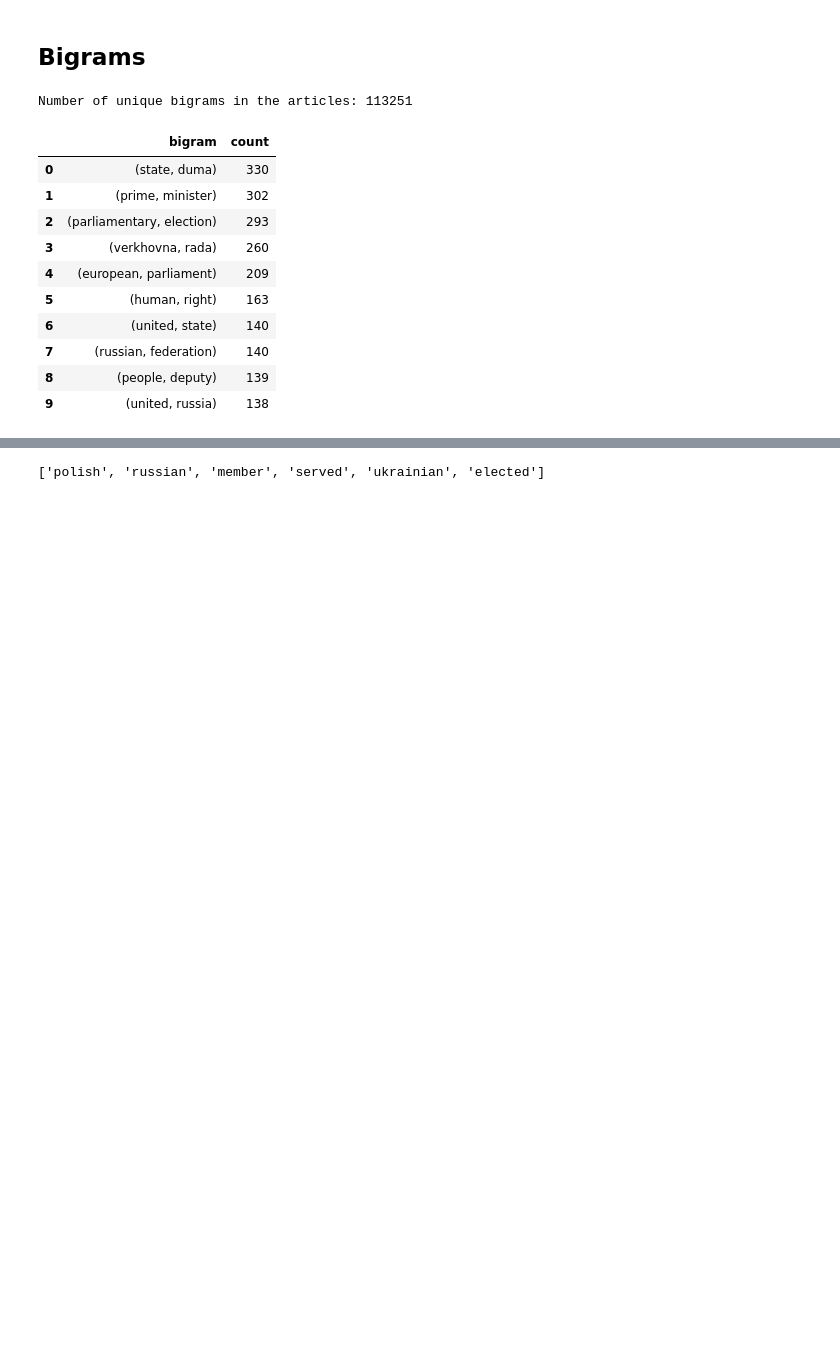
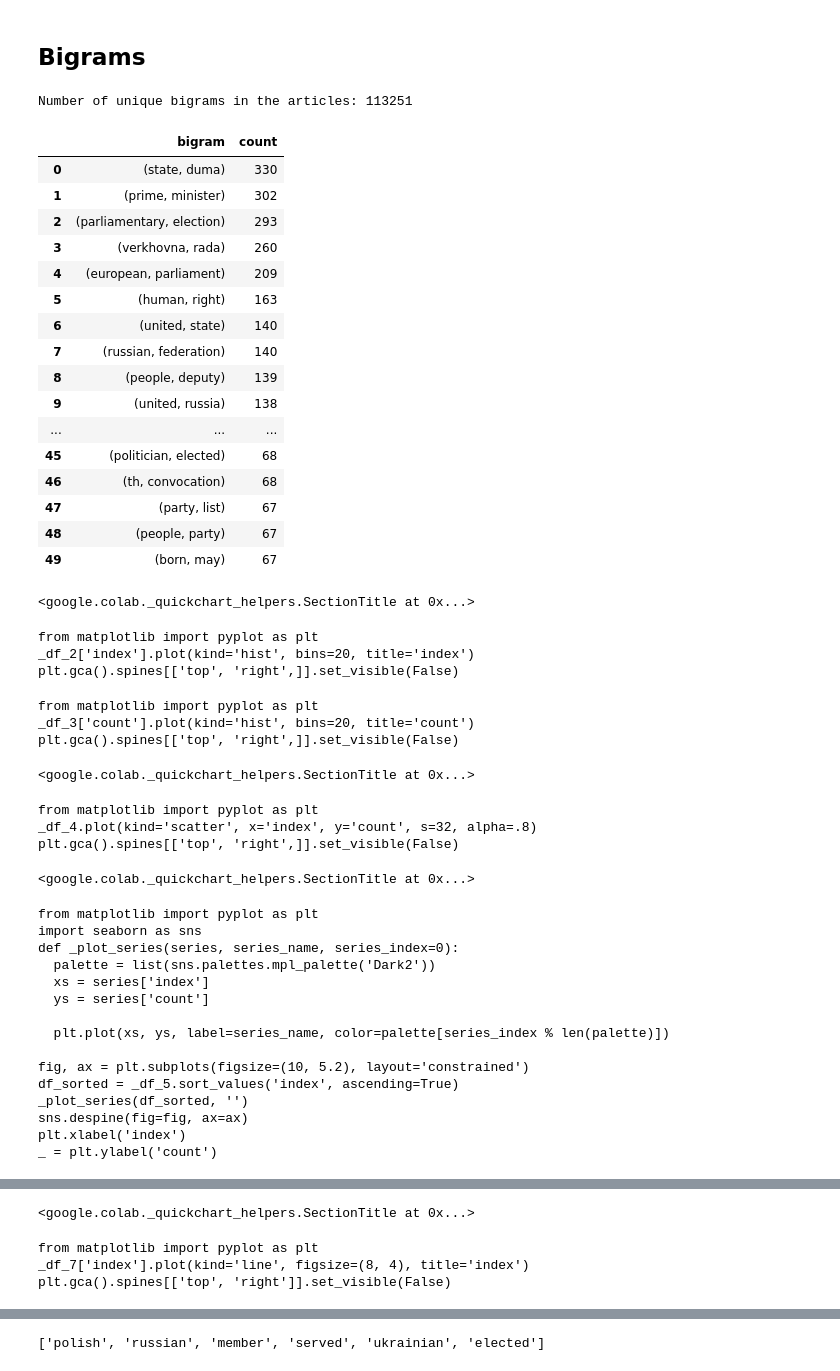
Before and after one commit to darkdonna/wiki_nlp, a Jupyter notebook: Eastern Europe Wiki/EE Wiki.ipynb, the cells around one changed output, grey strips where cells are left out. Drawn from its saved outputs; the diff is of its cells as text; code cells hidden in the pictures; blank space fills up the shorter version.

```diff
--- a/Eastern Europe Wiki/EE Wiki.ipynb
+++ b/Eastern Europe Wiki/EE Wiki.ipynb
@@ -207,26 +214,59 @@ plt.show()
 # %%
 article_bigram = [list(nltkbigrams(article)) for article in all_tokens]
 
 # Flatten list of bigrams
 bigrams_list = list(itertools.chain(*article_bigram))
 
 # Create counter of words in bigrams list
 bigram_counts = Counter(bigrams_list)
 print('Number of unique bigrams in the articles:', len(bigram_counts))
 
 bigram_df = pd.DataFrame(bigram_counts.most_common(100), columns=['bigram', 'count'])
 
-bigram_df.head(10)
+bigram_df.head(50)
 # %% [output]
 Number of unique bigrams in the articles: 113251
 |  | bigram | count |
 | 0 | (state, duma) | 330 |
 | 1 | (prime, minister) | 302 |
 | 2 | (parliamentary, election) | 293 |
 | 3 | (verkhovna, rada) | 260 |
 | 4 | (european, parliament) | 209 |
 | 5 | (human, right) | 163 |
 | 6 | (united, state) | 140 |
 | 7 | (russian, federation) | 140 |
 | 8 | (people, deputy) | 139 |
 | 9 | (united, russia) | 138 |
+| ... | ... | ... |
+| 45 | (politician, elected) | 68 |
+| 46 | (th, convocation) | 68 |
+| 47 | (party, list) | 67 |
+| 48 | (people, party) | 67 |
+| 49 | (born, may) | 67 |
+<google.colab._quickchart_helpers.SectionTitle at 0x...>
+from matplotlib import pyplot as plt
+_df_2['index'].plot(kind='hist', bins=20, title='index')
+plt.gca().spines[['top', 'right',]].set_visible(False)
+from matplotlib import pyplot as plt
+_df_3['count'].plot(kind='hist', bins=20, title='count')
+plt.gca().spines[['top', 'right',]].set_visible(False)
+<google.colab._quickchart_helpers.SectionTitle at 0x...>
+from matplotlib import pyplot as plt
+_df_4.plot(kind='scatter', x='index', y='count', s=32, alpha=.8)
+plt.gca().spines[['top', 'right',]].set_visible(False)
+<google.colab._quickchart_helpers.SectionTitle at 0x...>
+from matplotlib import pyplot as plt
+import seaborn as sns
+def _plot_series(series, series_name, series_index=0):
+  palette = list(sns.palettes.mpl_palette('Dark2'))
+  xs = series['index']
+  ys = series['count']
+
+  plt.plot(xs, ys, label=series_name, color=palette[series_index % len(palette)])
+
+fig, ax = plt.subplots(figsize=(10, 5.2), layout='constrained')
+df_sorted = _df_5.sort_values('index', ascending=True)
+_plot_series(df_sorted, '')
+sns.despine(fig=fig, ax=ax)
+plt.xlabel('index')
+_ = plt.ylabel('count')
@@ -232,0 +292,4 @@ Number of unique bigrams in the articles: 113251
+<google.colab._quickchart_helpers.SectionTitle at 0x...>
+from matplotlib import pyplot as plt
+_df_7['index'].plot(kind='line', figsize=(8, 4), title='index')
+plt.gca().spines[['top', 'right']].set_visible(False)
```
Also changed, not shown: parts of 13 cells of this notebook, 5 other files.
